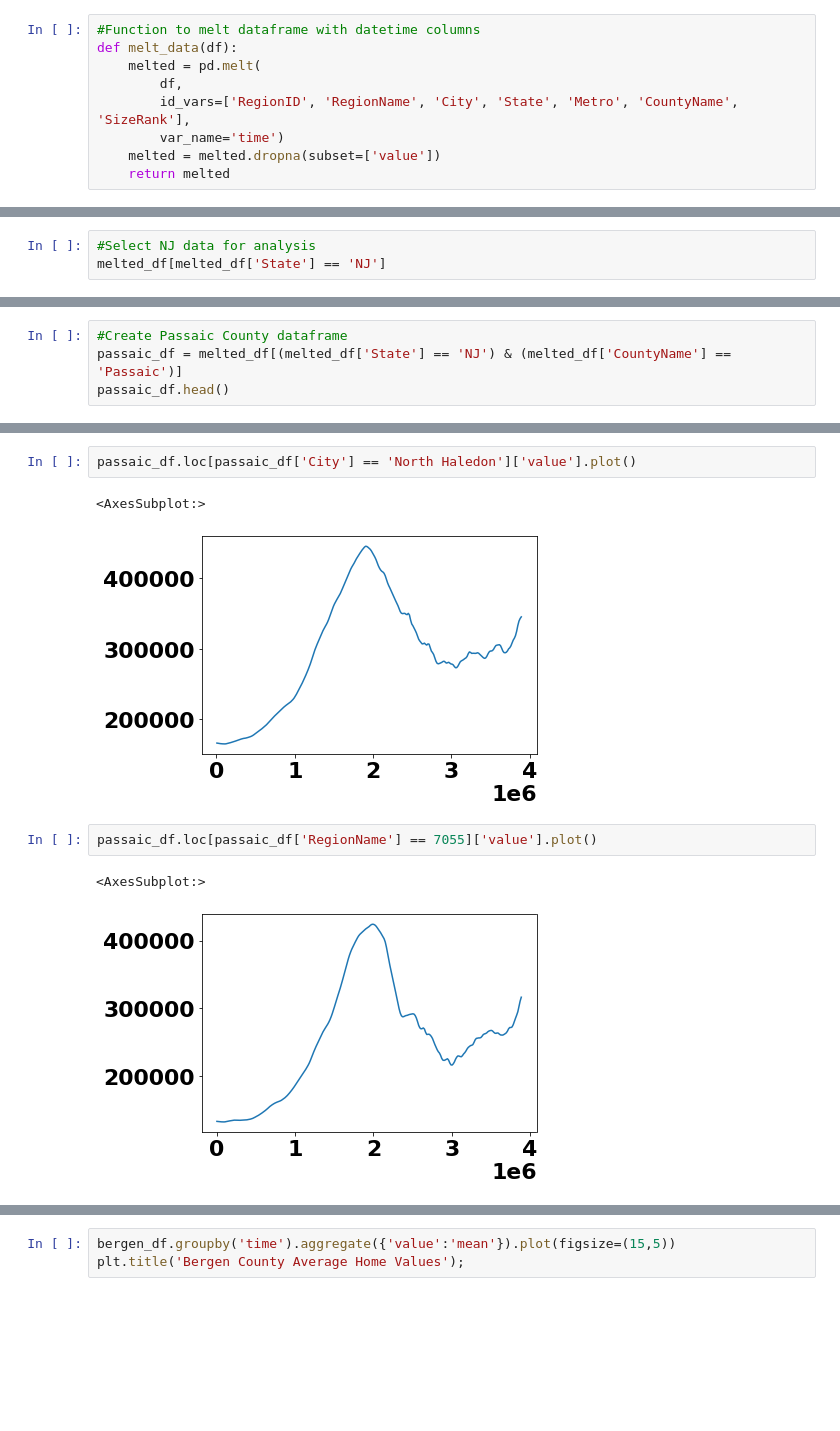
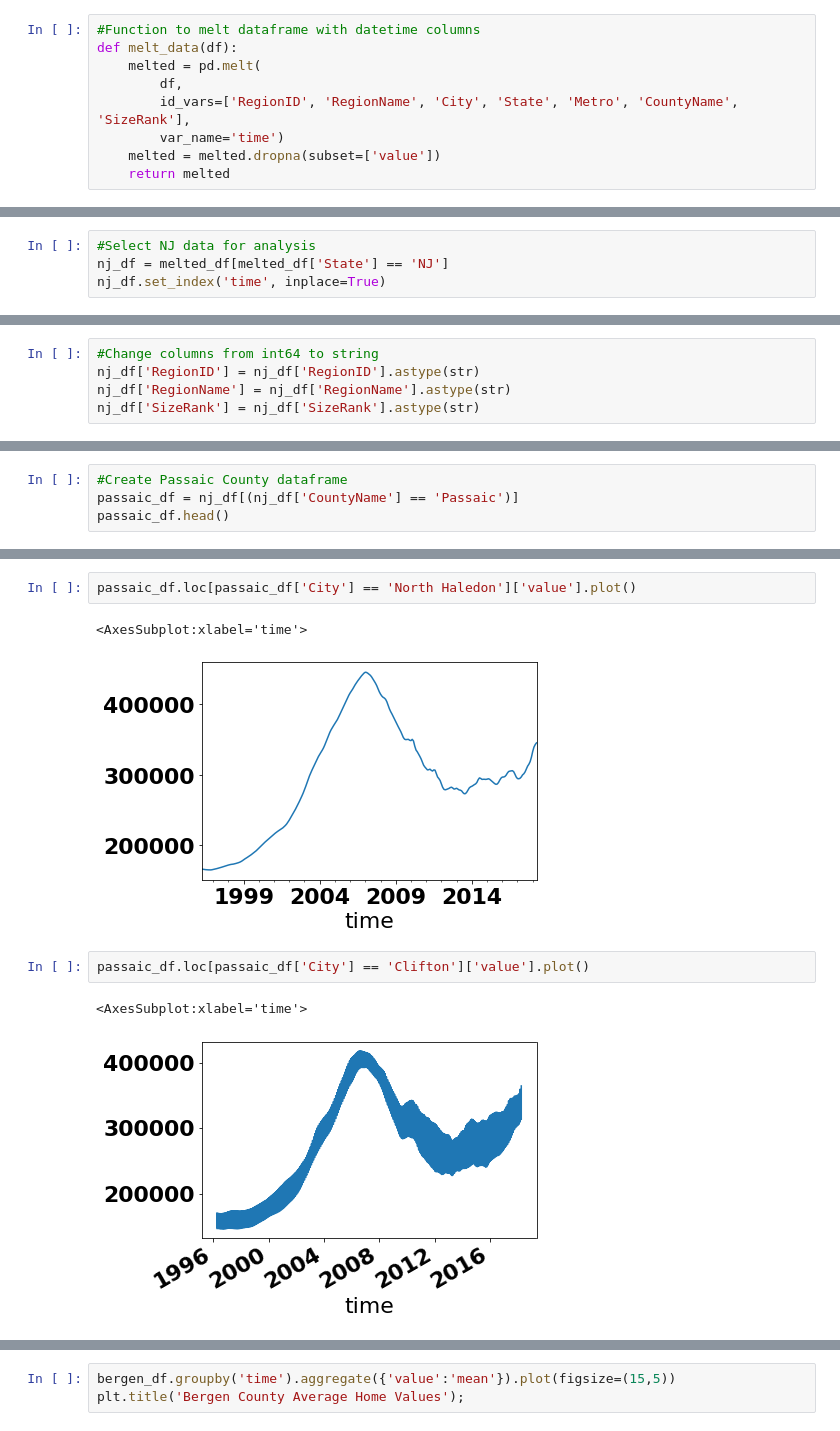
Before and after one commit to jmg0144/Zillow-Time-Series-Analysis, a Jupyter notebook: zillow-time-series-analysis.ipynb, the cells around one changed output, grey strips where cells are left out. Drawn from its saved outputs; the diff is of its cells as text; blank space fills up the shorter version.

Commit message:
Seperated data by county for analysis

```diff
--- a/zillow-time-series-analysis.ipynb
+++ b/zillow-time-series-analysis.ipynb
@@ -99,3 +113,4 @@ melted_df
 # %%
 #Select NJ data for analysis
-melted_df[melted_df['State'] == 'NJ']
+nj_df = melted_df[melted_df['State'] == 'NJ']
+nj_df.set_index('time', inplace=True)
@@ -115,0 +135,5 @@ melted_df[melted_df['State'] == 'NJ']
+# %%
+#Change columns from int64 to string
+nj_df['RegionID'] = nj_df['RegionID'].astype(str)
+nj_df['RegionName'] = nj_df['RegionName'].astype(str)
+nj_df['SizeRank'] = nj_df['SizeRank'].astype(str)
@@ -148,5 +422,5 @@ bergen_df.head()
 # %%
 #Create Passaic County dataframe
-passaic_df = melted_df[(melted_df['State'] == 'NJ') & (melted_df['CountyName'] == 'Passaic')]
+passaic_df = nj_df[(nj_df['CountyName'] == 'Passaic')]
 passaic_df.head()
 # %% [output]
@@ -165,10 +487,10 @@ array(['Passaic', 'Wayne', 'Clifton', 'Paterson', 'Little Falls',
 # %%
 passaic_df.loc[passaic_df['City'] == 'North Haledon']['value'].plot()
 # %% [output]
-<AxesSubplot:>
+<AxesSubplot:xlabel='time'>
-[figure, old version]
+[figure, new version]
 # %%
-passaic_df.loc[passaic_df['RegionName'] == 7055]['value'].plot()
+passaic_df.loc[passaic_df['City'] == 'Clifton']['value'].plot()
 # %% [output]
-<AxesSubplot:>
+<AxesSubplot:xlabel='time'>
-[figure, old version]
+[figure, new version]
```
Also changed, not shown: parts of 84 cells of this notebook.
